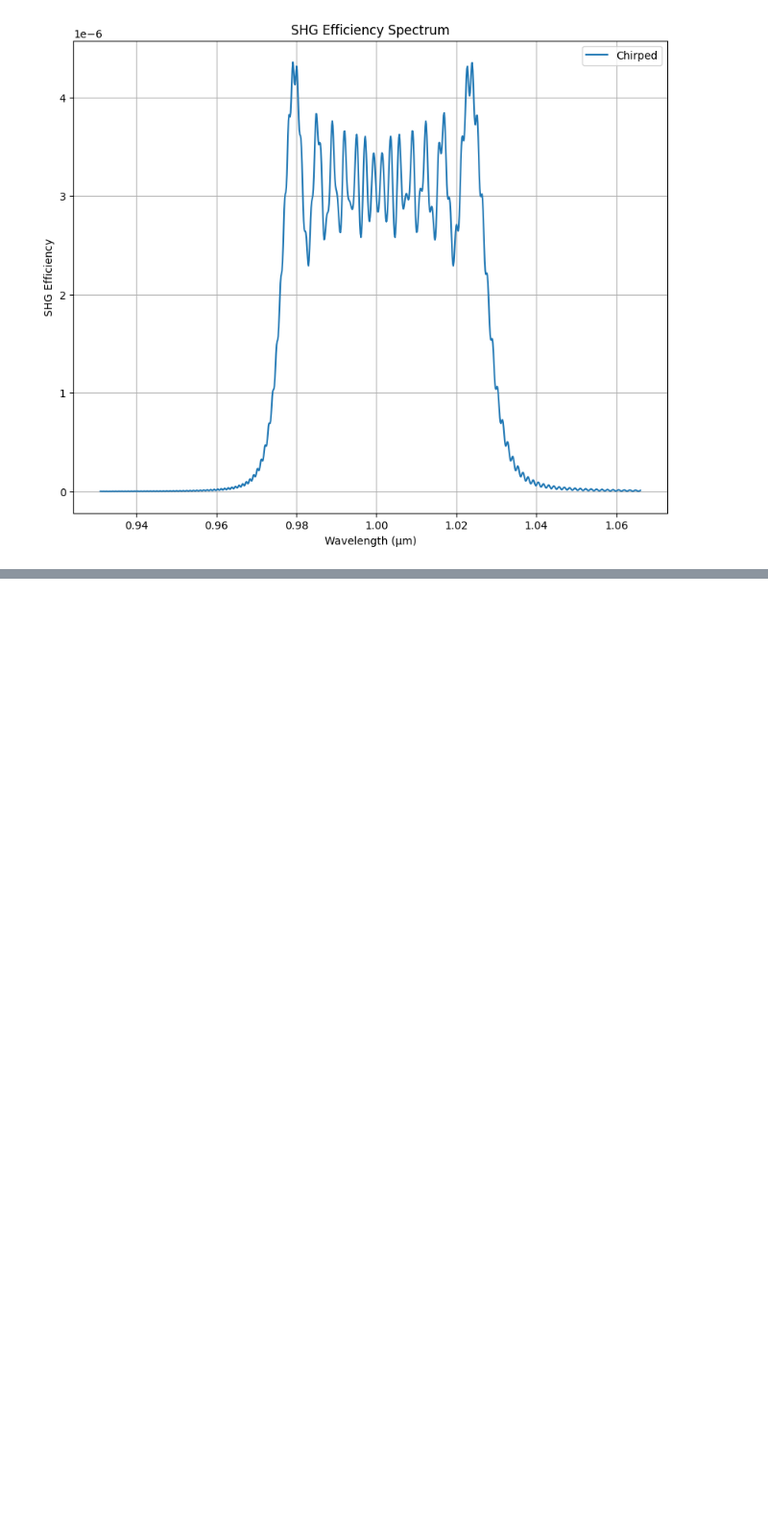
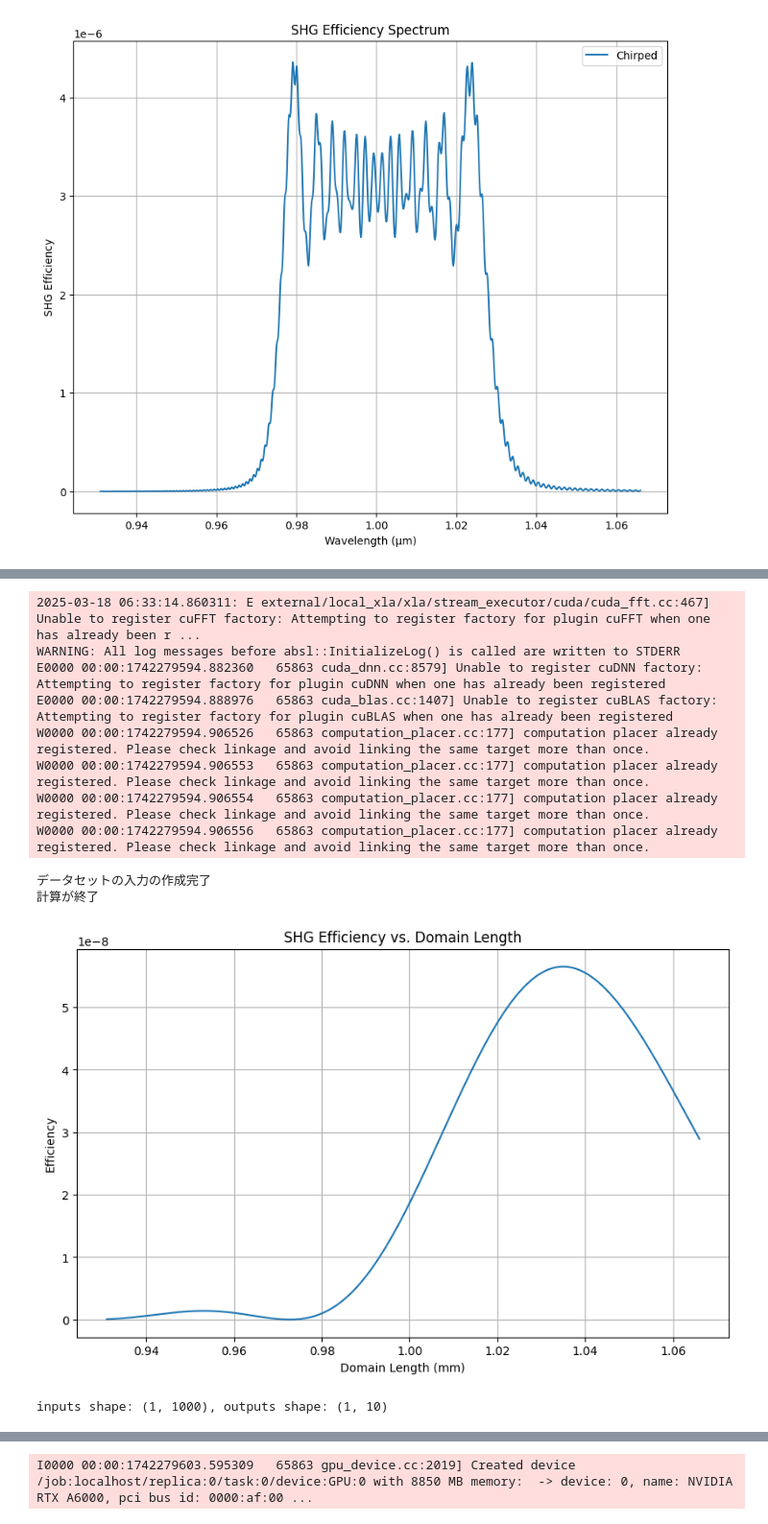
Before and after one commit to Xo1otl/mictlan, a Jupyter notebook: research/syuron/examples/shg.ipynb, the cells around one changed output, grey strips where cells are left out. Shown at 96% size. Cells and saved outputs as stored; diff of their text form; code cells hidden in the pictures; blank space fills up the shorter version.

```diff
--- a/research/syuron/examples/shg.ipynb
+++ b/research/syuron/examples/shg.ipynb
@@ -96,0 +121,75 @@ plt.show()
+# %%
+from syuron import shg
+import jax.numpy as jnp
+from syuron import pp
+from syuron import mgoslt
+from workspace import path
+import matplotlib.pyplot as plt
+import tensorflow as tf
+
+num_domains = 10
+width_dim = [3.6]
+num_samples = len(width_dim)
+chirped_dim = pp.fixed(num_domains, width_dim, 1.031E-05)
+
+print("データセットの入力の作成完了")
+
+wavelength_dim = jnp.linspace(0.931, 1.066, 1000).tolist()
+
+params = shg.Params(
+    superlattice_dim=chirped_dim,
+    T_dim=70,
+    wavelength_dim=wavelength_dim,
+    fund_power_dim=1,
+    sh_power_dim=0,
+    mesh_density=100
+)
+
+eff_tensor = mgoslt.analyze(params)
+
+print("計算が終了")
+
+example_index = 80
+
+# 代表的なデータの可視化
+example_eff = eff_tensor[example_index, 0, :, 0, 0].tolist()
+plt.figure(figsize=(10, 6))
+plt.plot(wavelength_dim, example_eff)
+plt.xlabel('Domain Length (mm)')
+plt.ylabel('Efficiency')
+plt.title('SHG Efficiency vs. Domain Length')
+plt.grid(True)
+plt.show()
+
+# 代表的なグレーティング周期の可視化
+example_domain = chirped_dim[example_index, :, 0]
+x_axis = jnp.linspace(0, 1, num_domains).tolist()
+plt.figure(figsize=(10, 6))
+plt.plot(x_axis, example_domain)  # Plot the first input domain pattern
+plt.xlabel('Position')
+plt.ylabel('Domain Value')
+plt.title('First Input Domain Pattern (inputs[0])')
+plt.grid(True)
+plt.show()
+
+inputs = eff_tensor[:, 0, :, 0, 0]
+outputs = chirped_dim[:, :, 0]
+print(f"inputs shape: {inputs.shape}, outputs shape: {outputs.shape}")
+
+dataset = tf.data.Dataset.from_tensor_slices((inputs, outputs))
+print(list(dataset.as_numpy_iterator())[:3])
+output_path = path.Path("research/syuron/dataset/chirped.tfrecord").abs()
+# dataset.save(output_path)
+# %% [output]
+2025-03-18 06:33:14.860311: E external/local_xla/xla/stream_executor/cuda/cuda_fft.cc:467] Unable to register cuFFT factory: Attempting to register factory for plugin cuFFT when one has already been r ...
+WARNING: All log messages before absl::InitializeLog() is called are written to STDERR
+E0000 00:00:1742279594.882360   65863 cuda_dnn.cc:8579] Unable to register cuDNN factory: Attempting to register factory for plugin cuDNN when one has already been registered
+E0000 00:00:1742279594.888976   65863 cuda_blas.cc:1407] Unable to register cuBLAS factory: Attempting to register factory for plugin cuBLAS when one has already been registered
+W0000 00:00:1742279594.906526   65863 computation_placer.cc:177] computation placer already registered. Please check linkage and avoid linking the same target more than once.
+W0000 00:00:1742279594.906553   65863 computation_placer.cc:177] computation placer already registered. Please check linkage and avoid linking the same target more than once.
+W0000 00:00:1742279594.906554   65863 computation_placer.cc:177] computation placer already registered. Please check linkage and avoid linking the same target more than once.
+W0000 00:00:1742279594.906556   65863 computation_placer.cc:177] computation placer already registered. Please check linkage and avoid linking the same target more than once.
+データセットの入力の作成完了
+計算が終了
+[figure, added]
+inputs shape: (1, 1000), outputs shape: (1, 10)
@@ -96,0 +197 @@ plt.show()
+I0000 00:00:1742279603.595309   65863 gpu_device.cc:2019] Created device /job:localhost/replica:0/task:0/device:GPU:0 with 8850 MB memory:  -> device: 0, name: NVIDIA RTX A6000, pci bus id: 0000:af:00 ...
```
Also changed, not shown: parts of 3 cells of this notebook, 20 other files.
